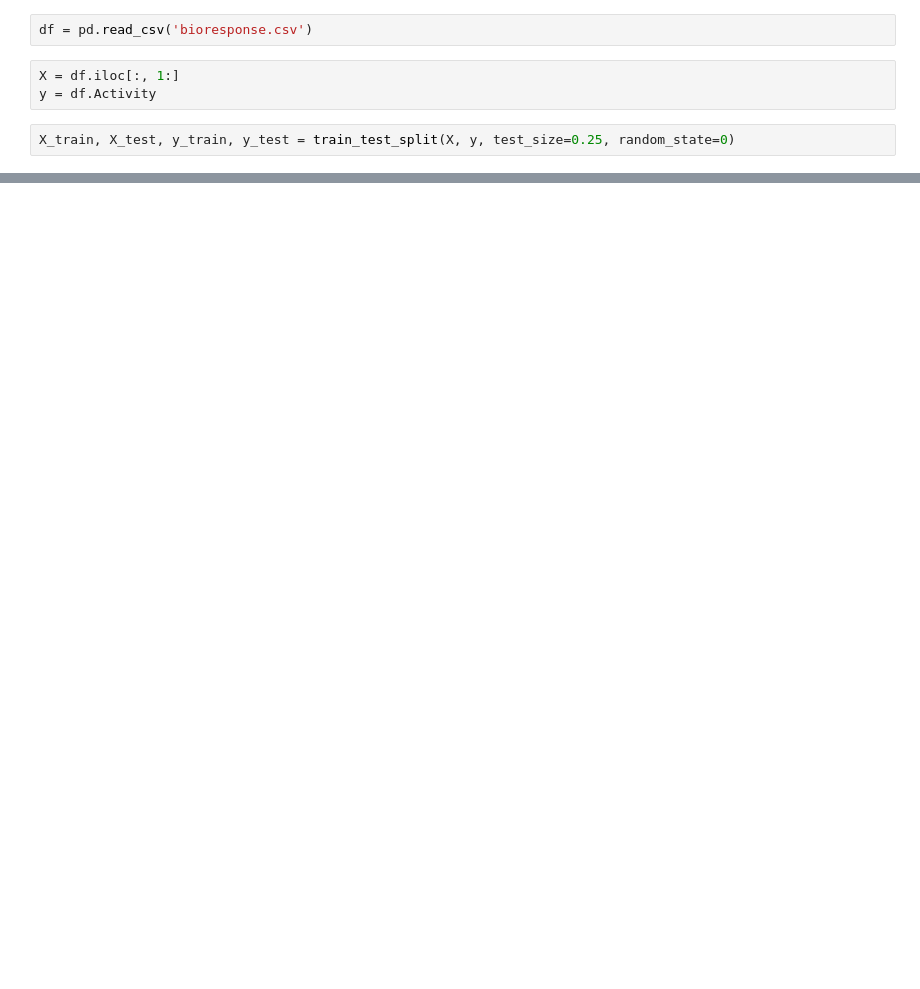
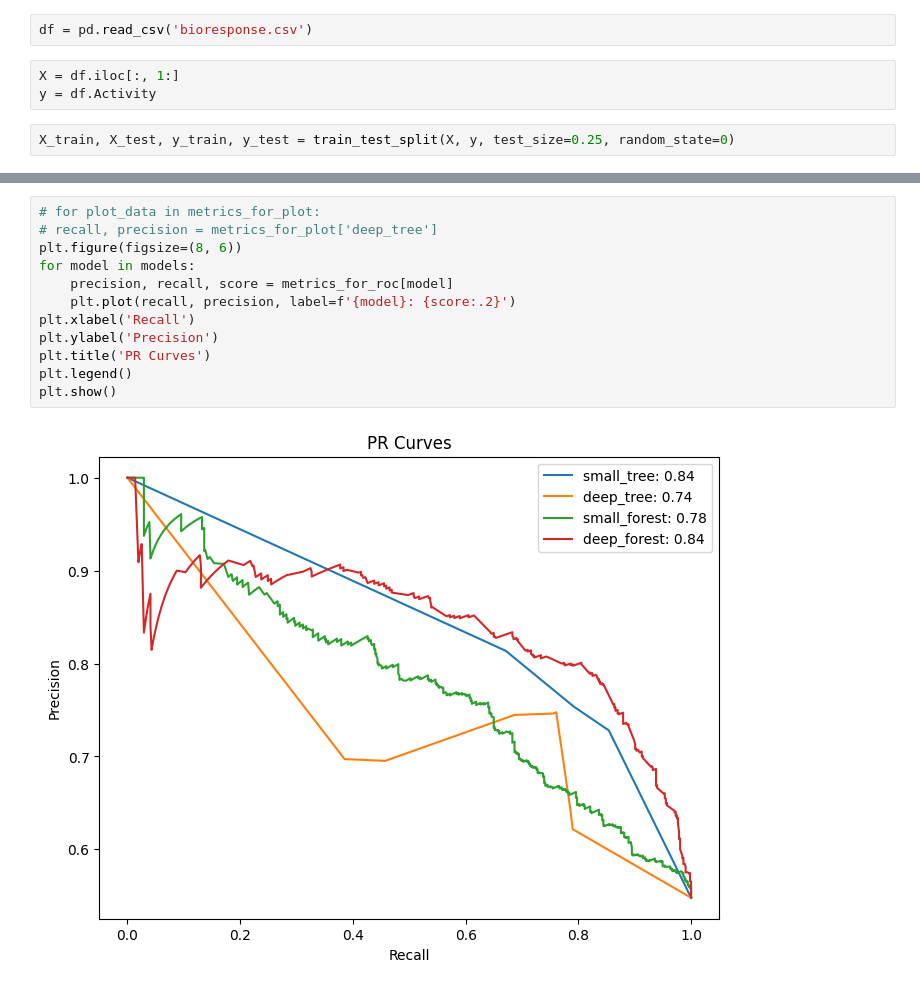
Before and after one commit to abrleva8/machine_learning, a Jupyter notebook: ht/1/ht_01_Abramian.ipynb, the cells around one changed output, grey strips where cells are left out. Saved outputs shown, nothing was run; the diff lists cells and outputs as text; blank space fills up the shorter version.

```diff
--- a/ht/1/ht_01_Abramian.ipynb
+++ b/ht/1/ht_01_Abramian.ipynb
@@ -44,0 +144,14 @@ print(get_metrics(deep_tree_model, X_test, y_test))
+# %%
+# for plot_data in metrics_for_plot:
+# recall, precision = metrics_for_plot['deep_tree']
+plt.figure(figsize=(8, 6))
+for model in models:
+    precision, recall, score = metrics_for_roc[model]
+    plt.plot(recall, precision, label=f'{model}: {score:.2}')
+plt.xlabel('Recall')
+plt.ylabel('Precision')
+plt.title('PR Curves')
+plt.legend()
+plt.show()
+# %% [output]
+[figure, added]
```
Also changed, not shown: parts of 10 cells of this notebook.
